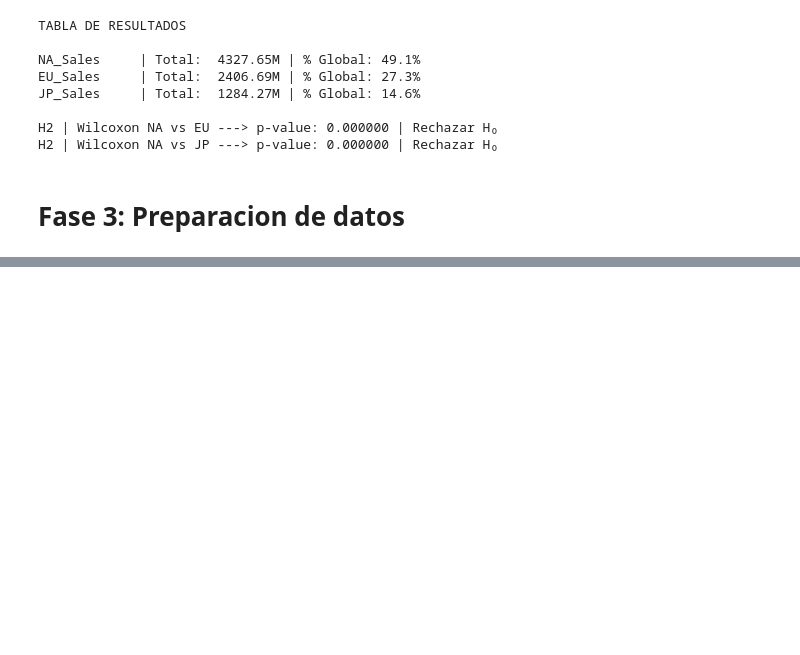
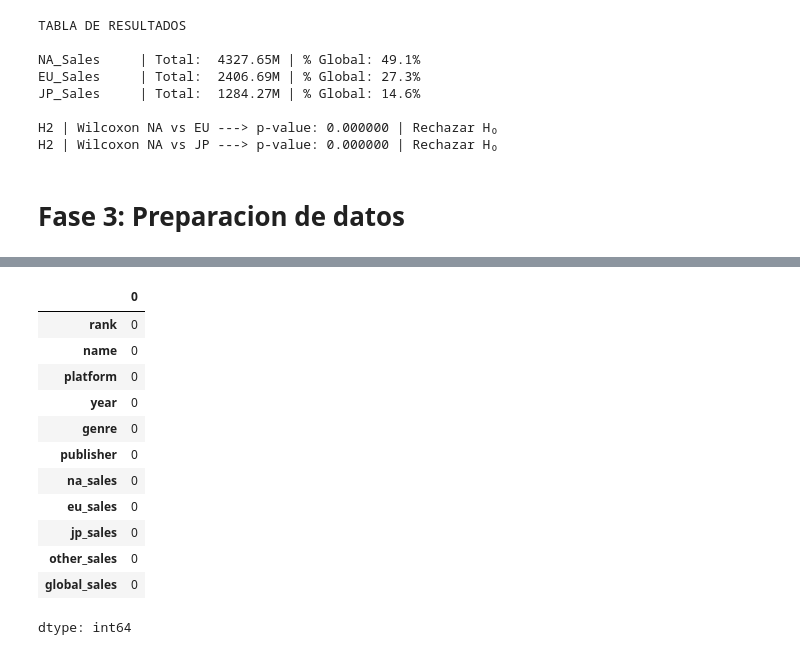
Before and after one commit to hdflorez/Entrega_3, a Jupyter notebook: VideoGameSales.ipynb, the cells around one changed output, grey strips where cells are left out. Cells and saved outputs as stored; diff of their text form; code cells hidden in the pictures; blank space fills up the shorter version.

```diff
--- a/VideoGameSales.ipynb
+++ b/VideoGameSales.ipynb
@@ -186,0 +253,26 @@ df.columns
+# %%
+# Trtamiento
+# Año
+df['year'] = df['year'].fillna(df['year'].median())
+
+df['year'] = df['year'].astype(int)
+# %%
+# publisher
+df['publisher'] = df['publisher'].fillna('Unknown')
+# %%
+# Verirficar
+df.isnull().sum()
+# %% [output]
+|  | 0 |
+| rank | 0 |
+| name | 0 |
+| platform | 0 |
+| year | 0 |
+| genre | 0 |
+| publisher | 0 |
+| na_sales | 0 |
+| eu_sales | 0 |
+| jp_sales | 0 |
+| other_sales | 0 |
+| global_sales | 0 |
+dtype: int64
```
Also changed, not shown: parts of 23 cells of this notebook.
